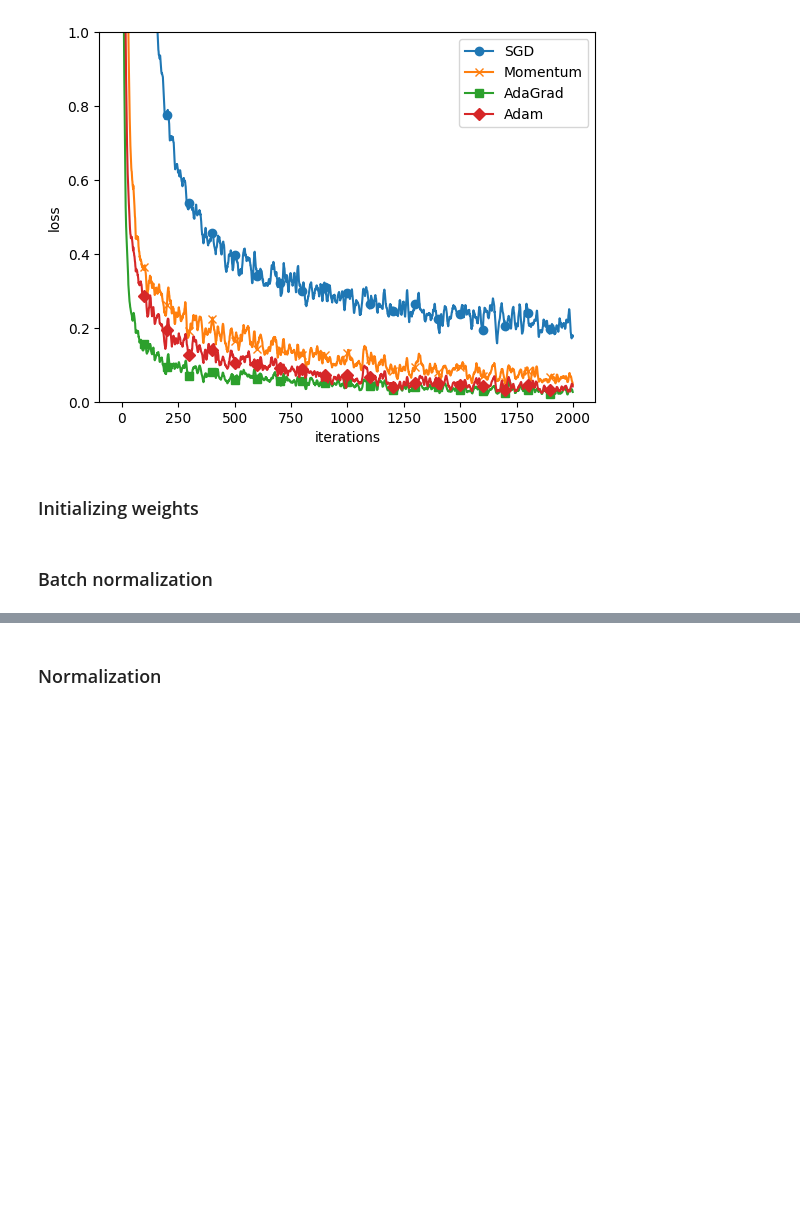
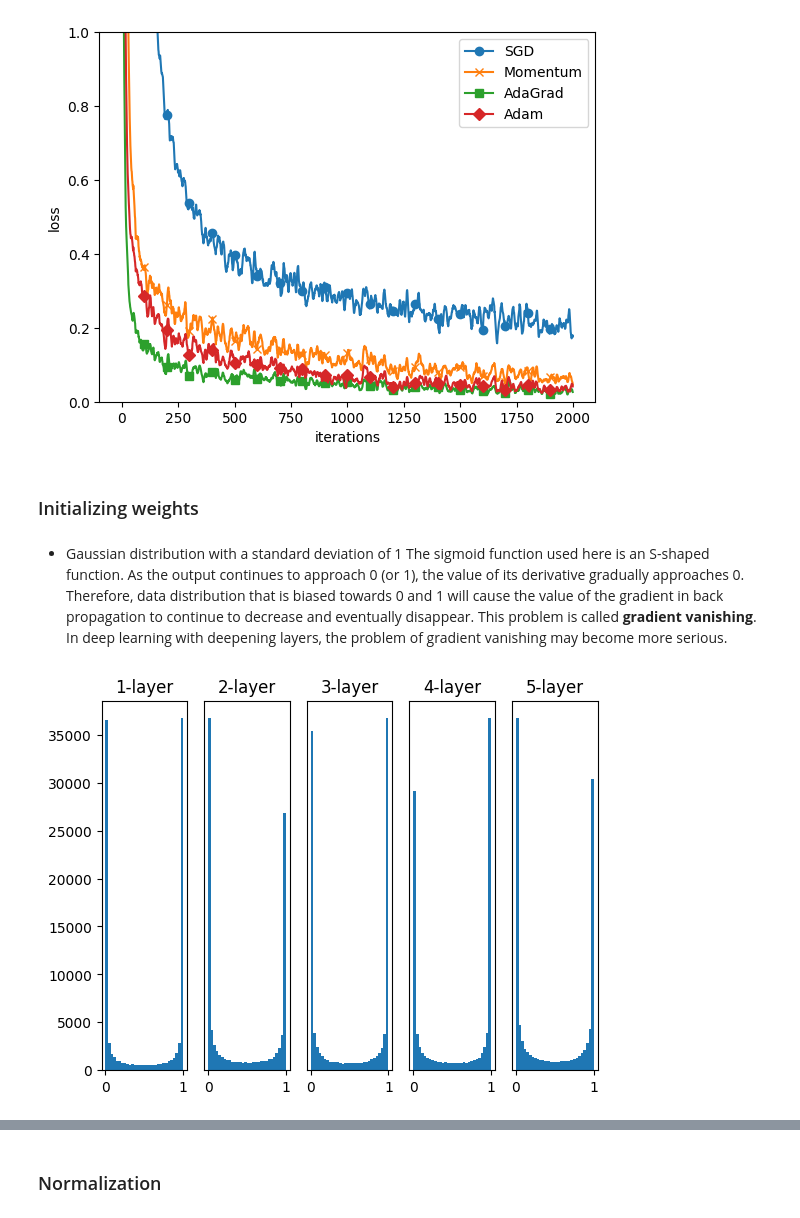
Before and after one commit to jizhang02/Code-Note, a Jupyter notebook: deep_learning_from_scratch.ipynb, the cells around one changed output, grey strips where cells are left out. Drawn from its saved outputs; the diff is of its cells as text; code cells hidden in the pictures; blank space fills up the shorter version.

```diff
--- a/deep_learning_from_scratch.ipynb
+++ b/deep_learning_from_scratch.ipynb
@@ -2163,5 +2163,38 @@ Adam:0.03282653635122755
 [figure]
 # %% [markdown]
 ### Initializing weights
-# %% [markdown]
-### Batch normalization
+# %% [markdown]
+* Gaussian distribution with a standard deviation of 1
+The sigmoid function used here is an S-shaped function. As the output continues to approach 0 (or 1), the value of its derivative gradually approaches 0. Therefore, data distribution that is biased towards 0 and 1 will cause the value of the gradient in back propagation to continue to decrease and eventually disappear. This problem is called **gradient vanishing**. In deep learning with deepening layers, the problem of gradient vanishing may become more serious.
+# %%
+# different weights initialzing methods
+# Gaussian distribution with a standard deviation of 1
+import numpy as np
+import matplotlib.pyplot as plt
+
+def sigmoid(x): return 1 / (1 + np.exp(-x))
+def ReLU(x): return np.maximum(0, x)
+def tanh(x): return np.tanh(x)
+
+input_data = np.random.randn(1000, 100)
+node_num = 100  # The number of nodes (neurons) in each hidden layer
+hidden_layer_size = 5  # Five hidden layers
+activations = {}  # Store the activation result
+
+x = input_data
+
+for i in range(hidden_layer_size):
+    if i != 0: x = activations[i-1]
+    w = np.random.randn(node_num, node_num) * 1
+    a = np.dot(x, w)
+    z = sigmoid(a)
+    activations[i] = z
+
+for i, a in activations.items():
+    plt.subplot(1, len(activations), i+1)
+    plt.title(str(i+1) + "-layer")
+    if i != 0: plt.yticks([], [])
+    plt.hist(a.flatten(), 30, range=(0,1))
+plt.show()
+# %% [output]
+[figure, added]
```
Also changed, not shown: parts of 16 cells of this notebook, 2 other files.
